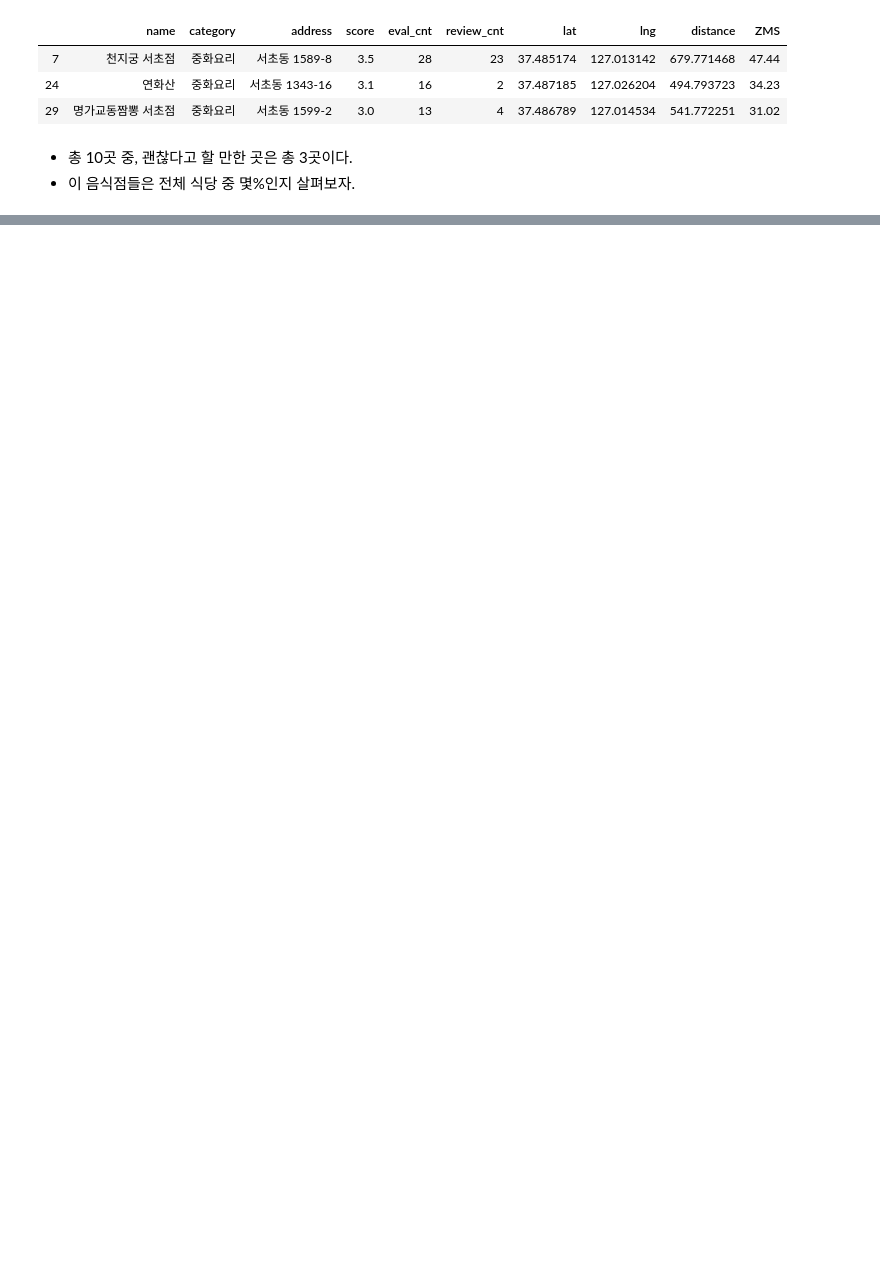
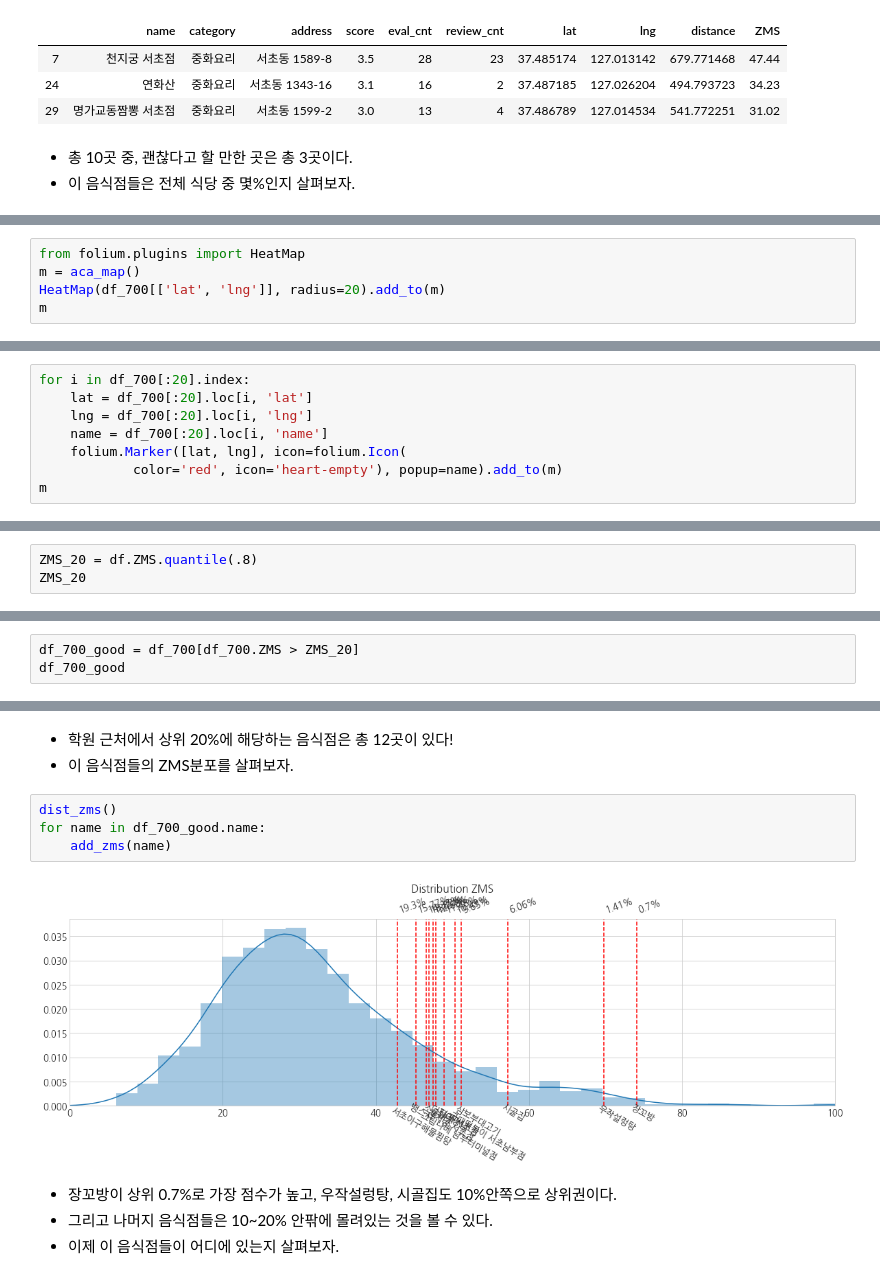
Before and after one commit to Sean-Parkk/playdata_miniproject, a Jupyter notebook: 귀여운펭귄처럼_분석.ipynb, the cells around one changed output, grey strips where cells are left out. Cells and saved outputs as stored; diff of their text form; blank space fills up the shorter version.

```diff
--- a/귀여운펭귄처럼_분석.ipynb
+++ b/귀여운펭귄처럼_분석.ipynb
@@ -209,0 +247,5 @@ for ch in df_700_ch.query('ZMS > @median_ZMS').name:
+# %%
+from folium.plugins import HeatMap
+m = aca_map()
+HeatMap(df_700[['lat', 'lng']], radius=20).add_to(m)
+m
@@ -209,0 +261,8 @@ for ch in df_700_ch.query('ZMS > @median_ZMS').name:
+# %%
+for i in df_700[:20].index:
+    lat = df_700[:20].loc[i, 'lat']
+    lng = df_700[:20].loc[i, 'lng']
+    name = df_700[:20].loc[i, 'name']
+    folium.Marker([lat, lng], icon=folium.Icon(
+            color='red', icon='heart-empty'), popup=name).add_to(m)
+m
@@ -209,0 +306,3 @@ for ch in df_700_ch.query('ZMS > @median_ZMS').name:
+# %%
+ZMS_20 = df.ZMS.quantile(.8)
+ZMS_20
@@ -209,0 +311,3 @@ for ch in df_700_ch.query('ZMS > @median_ZMS').name:
+# %%
+df_700_good = df_700[df_700.ZMS > ZMS_20]
+df_700_good
@@ -209,0 +328,13 @@ for ch in df_700_ch.query('ZMS > @median_ZMS').name:
+# %% [markdown]
+* 학원 근처에서 상위 20%에 해당하는 음식점은 총 12곳이 있다!
+* 이 음식점들의 ZMS분포를 살펴보자.
+# %%
+dist_zms()
+for name in df_700_good.name:
+    add_zms(name)
+# %% [output]
+[figure, added]
+# %% [markdown]
+* 장꼬방이 상위 0.7%로 가장 점수가 높고, 우작설렁탕, 시골집도 10%안쪽으로 상위권이다.
+* 그리고 나머지 음식점들은 10~20% 안팎에 몰려있는 것을 볼 수 있다.
+* 이제 이 음식점들이 어디에 있는지 살펴보자.
```
Also changed, not shown: parts of 24 cells of this notebook.
